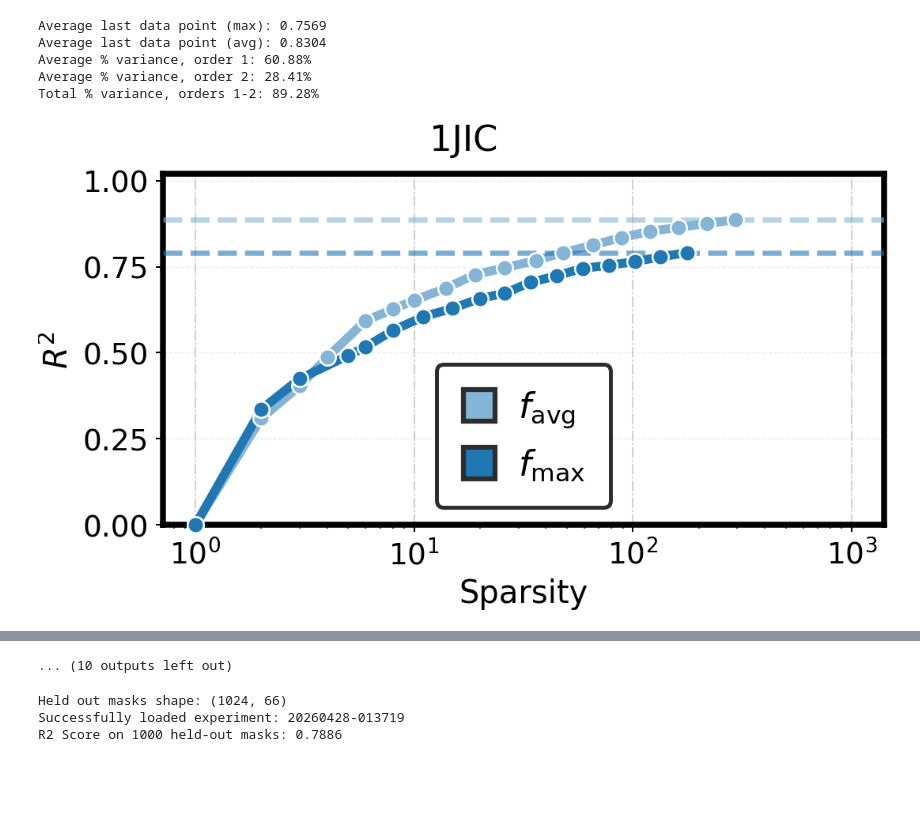
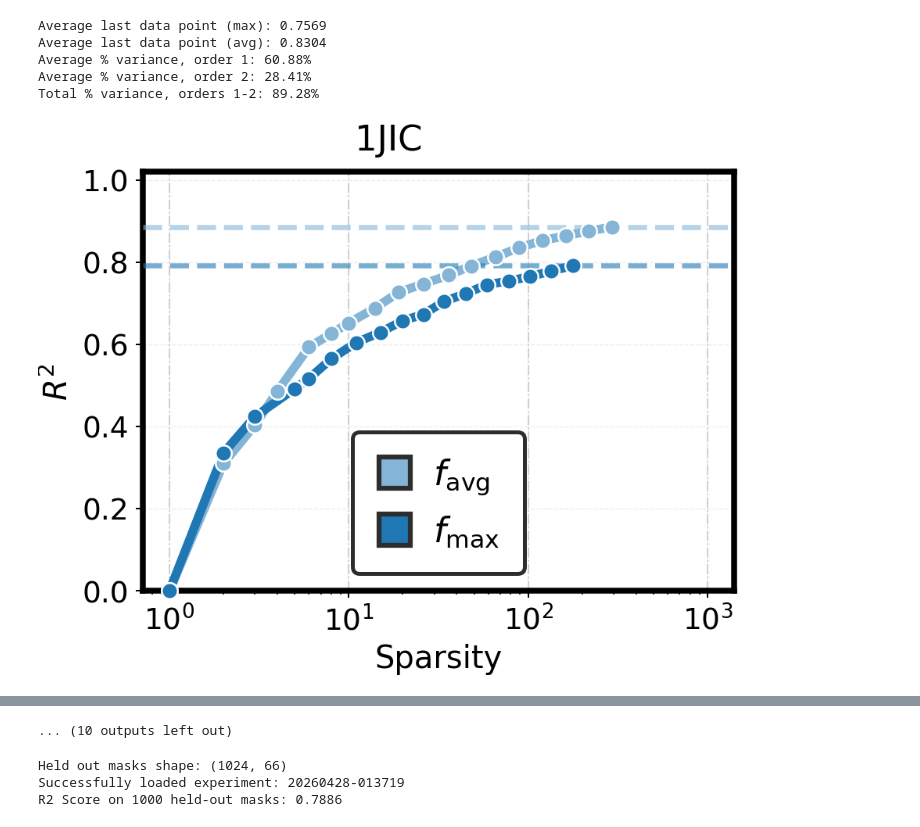
Before and after one commit to shainotshy1/DRAKES, a Jupyter notebook: drakes_protein/fmif/spex_scaling-Landon-edits.ipynb, the cells around one changed output, grey strips where cells are left out. Drawn from its saved outputs; the diff is of its cells as text; code cells hidden in the pictures; blank space fills up the shorter version.

```diff
--- a/drakes_protein/fmif/spex_scaling-Landon-edits.ipynb
+++ b/drakes_protein/fmif/spex_scaling-Landon-edits.ipynb
@@ -394,7 +394,7 @@ VARIANTS = [
 ]
 
 with plt.rc_context(NEURIPS_RC):
-    fig_w, fig_h = 6, 3.5
+    fig_w, fig_h = 5, 4#3.5
 
     for label, grp in protein_groups.items():
         ci         = color_index[label]
@@ -491,33 +491,33 @@ with plt.rc_context(NEURIPS_RC):
                         bar.get_height() + dy,
                         pct_s,
                         ha="center", va="bottom",
-                        fontsize=11, color="#000000",
+                        fontsize=9.5, color="#000000",
                     )
 
         ax_var.set_ylim(0, max_val + dy + 6)
         ax_var.set_xlabel("Interaction Order")
         ax_var.set_ylabel("Prop. of Spectral Variance")
         ax_var.set_xticks(x)
         ax_var.set_xticklabels([str(o) if o < MAX_ORDER else f"{MAX_ORDER}+" for o in all_orders])
         ax_var.grid(True, axis="y")
         ax_var.grid(False, axis="x")
         ax_var.set_axisbelow(True)
         for _sp in ax_var.spines.values():
             _sp.set_visible(True)
             _sp.set_linewidth(SPINE_LW)
         leg = ax_var.legend(**LEGEND_KW)
         leg.get_frame().set_linewidth(2.0)
 
         fig_var.suptitle(label, fontsize=18, fontweight="normal")
         fig_var.savefig(os.path.join(OUT, f"{grp['name']}_variance.pdf"), format="pdf")
         plt.show()
         plt.close(fig_var)
 
 print("Wrote PDFs to", OUT)
 # %% [output]
 Average last data point (max): 0.7569
 Average last data point (avg): 0.8304
 Average % variance, order 1: 60.88%
 Average % variance, order 2: 28.41%
 Total % variance, orders 1-2: 89.28%
-[figure, old version]
+[figure, new version]
```
Also changed, not shown: parts of 1 cell of this notebook, 9 other files.
